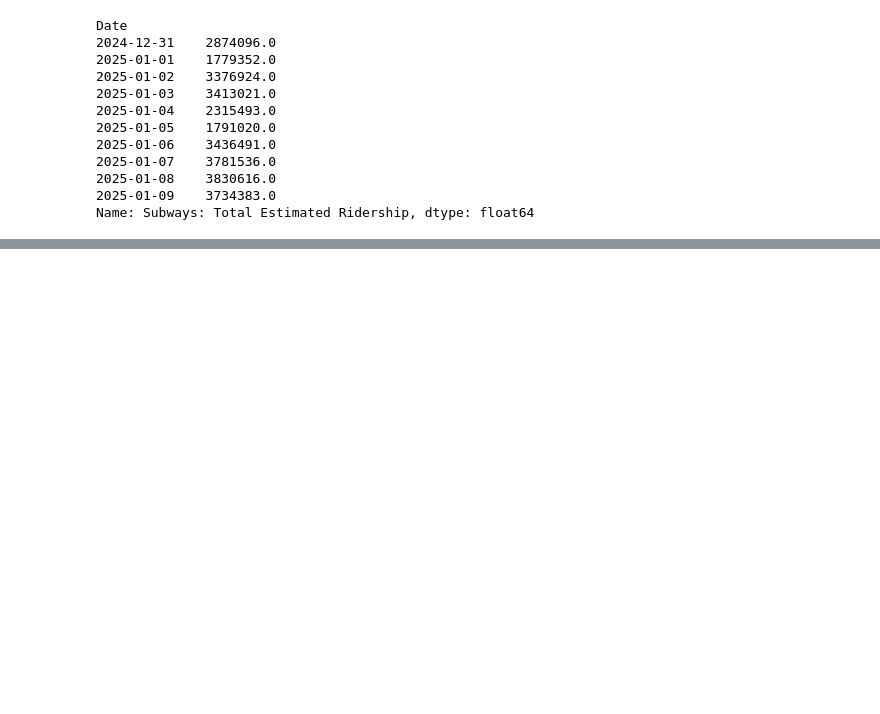
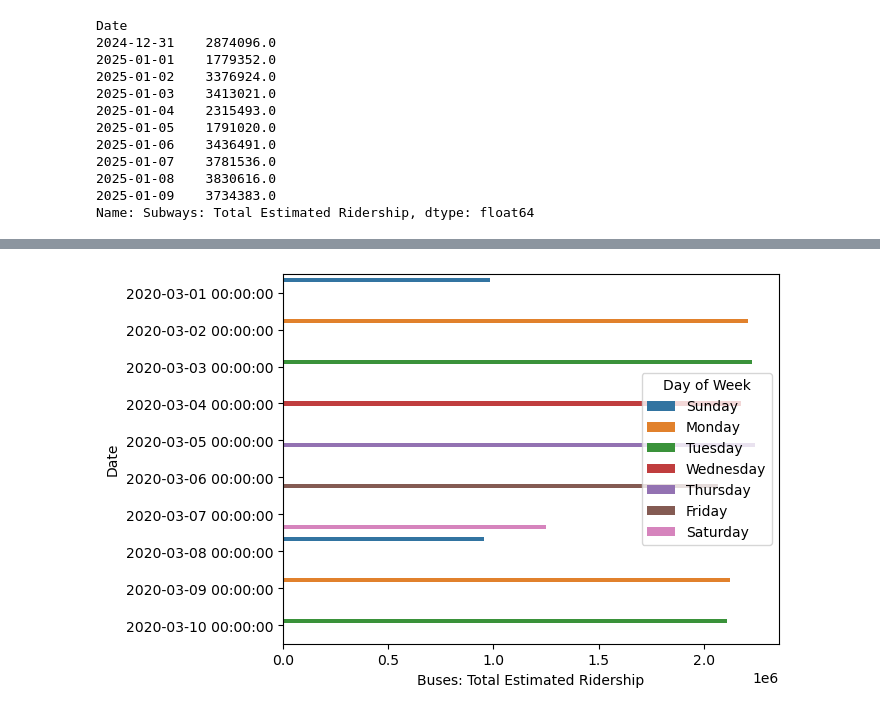
Before and after one commit to alishanstyles/MTA-Daily-Ridership, a Jupyter notebook: Untitled.ipynb, the cells around one changed output, grey strips where cells are left out. Saved outputs shown, nothing was run; the diff lists cells and outputs as text; code cells hidden in the pictures; blank space fills up the shorter version.

```diff
--- a/Untitled.ipynb
+++ b/Untitled.ipynb
@@ -405,0 +446,7 @@ Name: Subways: Total Estimated Ridership, dtype: float64
+# %%
+sns.barplot(data = first_ten,
+            x = 'Buses: Total Estimated Ridership',
+            y = 'Date',
+            hue = 'Day of Week');
+# %% [output]
+[figure, added]
```
Also changed, not shown: parts of 21 cells of this notebook.
